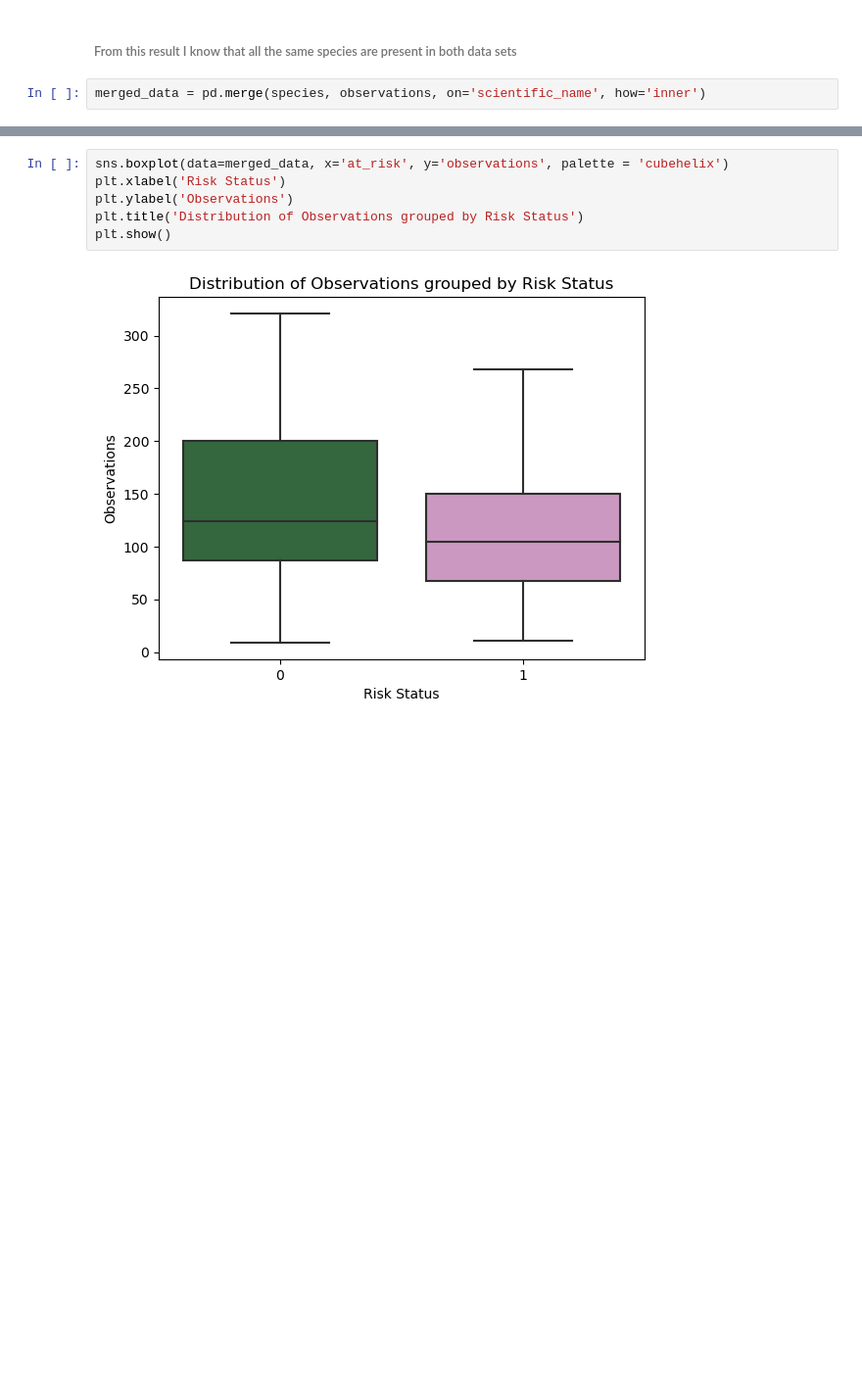
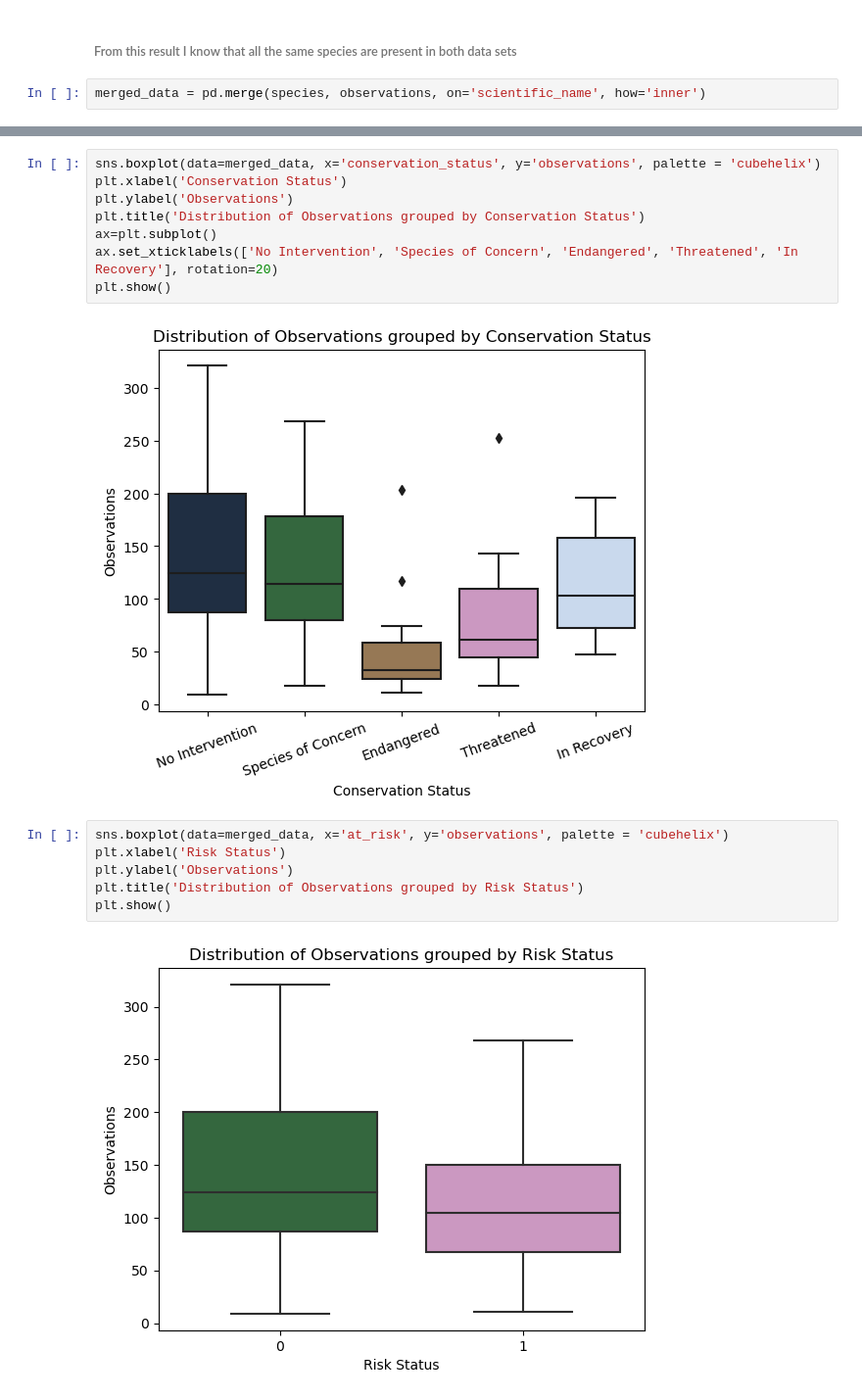
Before and after one commit to arcwoodw/Biodiversity_National_Parks, a Jupyter notebook: biodiversity.ipynb, the cells around one changed output, grey strips where cells are left out. Shown: that part at 98% size. Drawn from its saved outputs; the diff is of its cells as text; blank space fills up the shorter version.

```diff
--- a/biodiversity.ipynb
+++ b/biodiversity.ipynb
@@ -546,6 +546,16 @@ merged_data.head(10)
 | 7 | Bos bison | Bos | Great Smoky Mountains National Park | 77 | Mammal | No Intervention | 0 |
 | 8 | Bos taurus | Bos | Bryce National Park | 99 | Mammal | No Intervention | 0 |
 | 9 | Bos taurus | Bos | Yosemite National Park | 124 | Mammal | No Intervention | 0 |
+# %%
+sns.boxplot(data=merged_data, x='conservation_status', y='observations', palette = 'cubehelix')
+plt.xlabel('Conservation Status')
+plt.ylabel('Observations')
+plt.title('Distribution of Observations grouped by Conservation Status')
+ax=plt.subplot()
+ax.set_xticklabels(['No Intervention', 'Species of Concern', 'Endangered', 'Threatened', 'In Recovery'], rotation=20)
+plt.show()
+# %% [output]
+[figure, added]
 # %%
 sns.boxplot(data=merged_data, x='at_risk', y='observations', palette = 'cubehelix')
 plt.xlabel('Risk Status')
```
Also changed, not shown: parts of 1 cell of this notebook.
